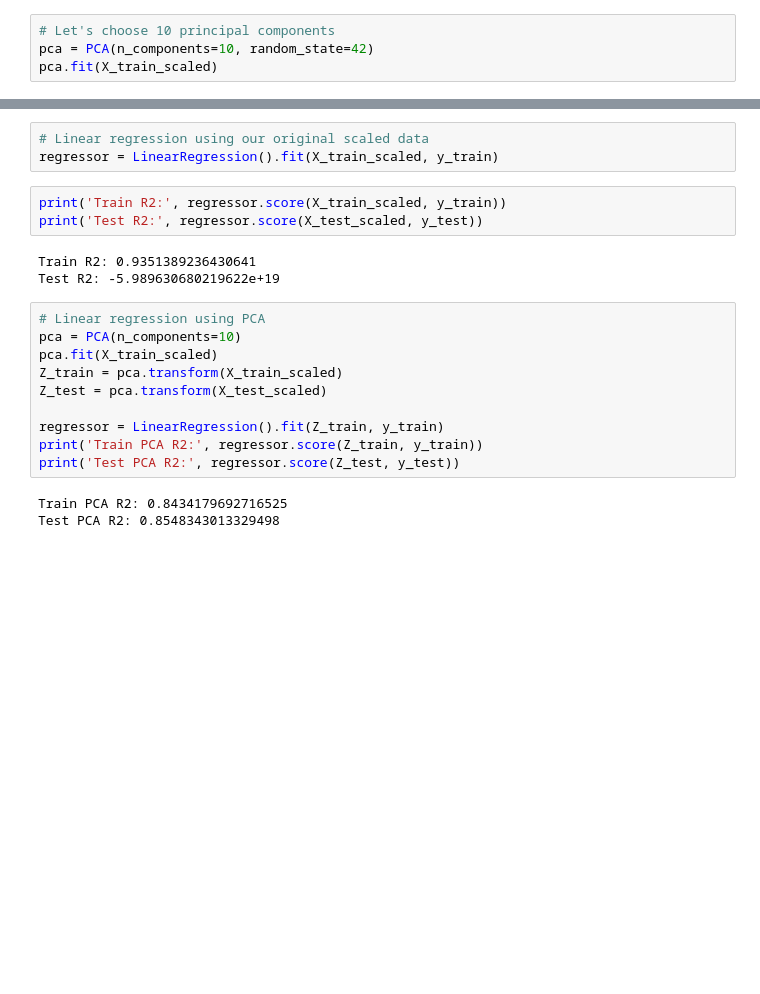
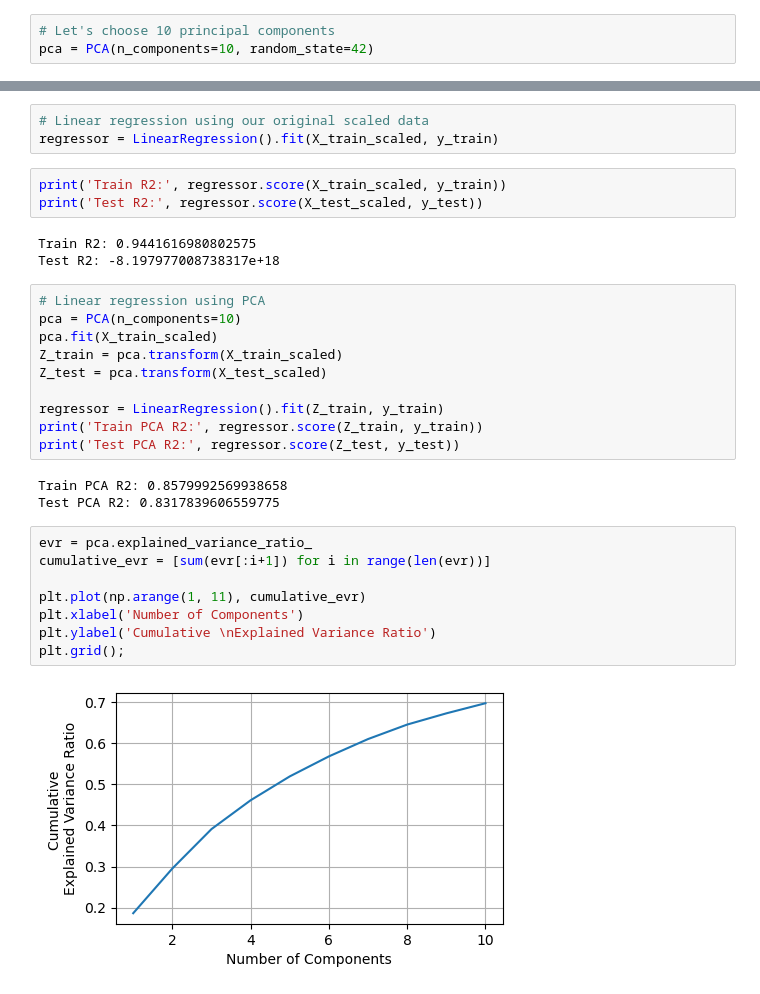
Before and after one commit to WellyWong/DTSA_5510_Unsupervised_Learning, a Jupyter notebook: pca.ipynb, the cells around one changed output, grey strips where cells are left out. Cells and saved outputs as stored; diff of their text form; blank space fills up the shorter version.

```diff
--- a/pca.ipynb
+++ b/pca.ipynb
@@ -333,4 +433,3 @@ X_test_scaled = scaler.transform(X_test)
 # %%
 # Let's choose 10 principal components
 pca = PCA(n_components=10, random_state=42)
-pca.fit(X_train_scaled)
@@ -367,8 +464,8 @@ regressor = LinearRegression().fit(X_train_scaled, y_train)
 print('Train R2:', regressor.score(X_train_scaled, y_train))
 print('Test R2:', regressor.score(X_test_scaled, y_test))
 # %% [output]
-Train R2: 0.9351389236430641
-Test R2: -5.989630680219622e+19
+Train R2: 0.9441616980802575
+Test R2: -8.197977008738317e+18
 # %%
 # Linear regression using PCA
 pca = PCA(n_components=10)
@@ -380,5 +477,15 @@ regressor = LinearRegression().fit(Z_train, y_train)
 print('Train PCA R2:', regressor.score(Z_train, y_train))
 print('Test PCA R2:', regressor.score(Z_test, y_test))
 # %% [output]
-Train PCA R2: 0.8434179692716525
-Test PCA R2: 0.8548343013329498
+Train PCA R2: 0.8579992569938658
+Test PCA R2: 0.8317839606559775
+# %%
+evr = pca.explained_variance_ratio_
+cumulative_evr = [sum(evr[:i+1]) for i in range(len(evr))]
+
+plt.plot(np.arange(1, 11), cumulative_evr)
+plt.xlabel('Number of Components')
+plt.ylabel('Cumulative \nExplained Variance Ratio')
+plt.grid();
+# %% [output]
+[figure, added]
```
Also changed, not shown: parts of 59 cells of this notebook.
